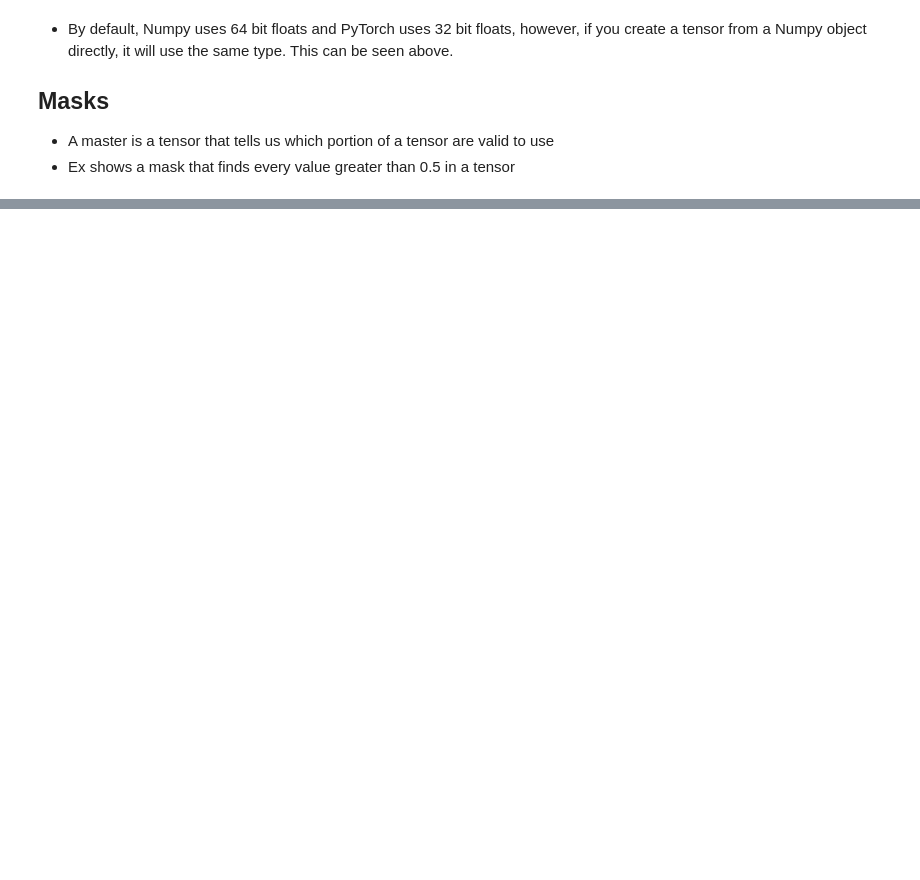
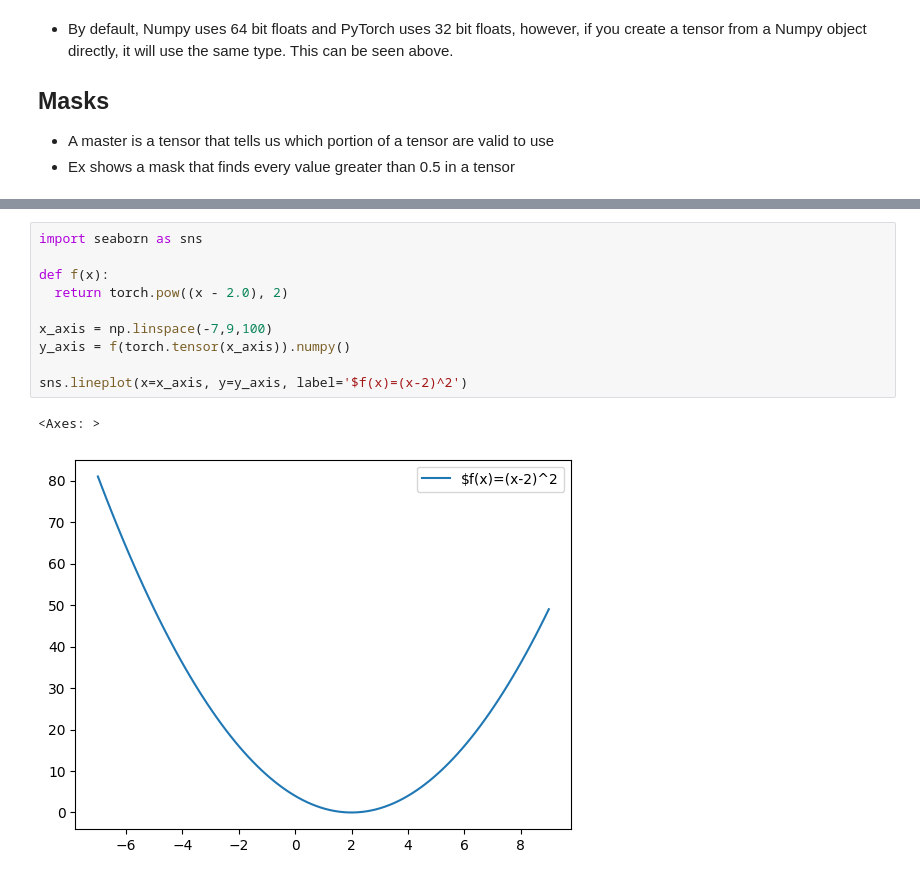
Before and after one commit to beccalunch/adv-ml-playground, a Jupyter notebook: inside-deep-learning/ch1_dl_intro_pytorch.ipynb, the cells around one changed output, grey strips where cells are left out. Saved outputs shown, nothing was run; the diff lists cells and outputs as text; blank space fills up the shorter version.

```diff
--- a/inside-deep-learning/ch1_dl_intro_pytorch.ipynb
+++ b/inside-deep-learning/ch1_dl_intro_pytorch.ipynb
@@ -97,0 +183,13 @@ torch.bool
+# %%
+import seaborn as sns
+
+def f(x):
+  return torch.pow((x - 2.0), 2)
+
+x_axis = np.linspace(-7,9,100)
+y_axis = f(torch.tensor(x_axis)).numpy()
+
+sns.lineplot(x=x_axis, y=y_axis, label='$f(x)=(x-2)^2')
+# %% [output]
+<Axes: >
+[figure, added]
```
Also changed, not shown: parts of 29 cells of this notebook.
